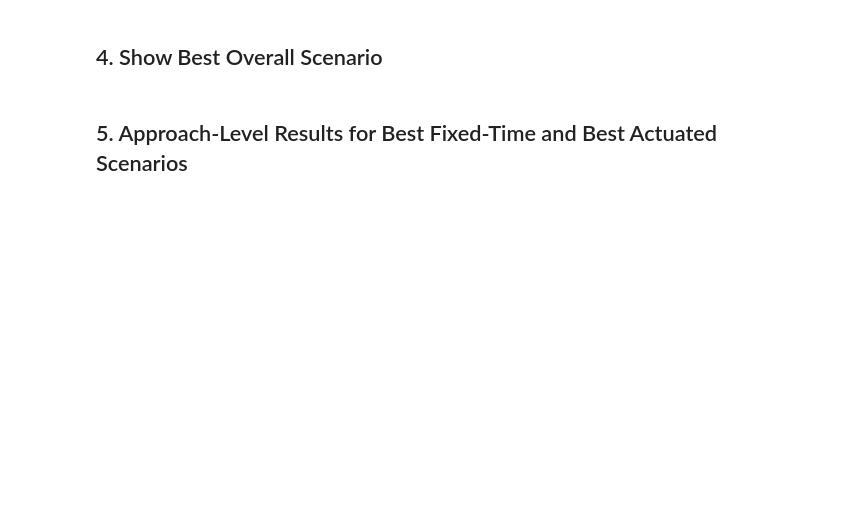
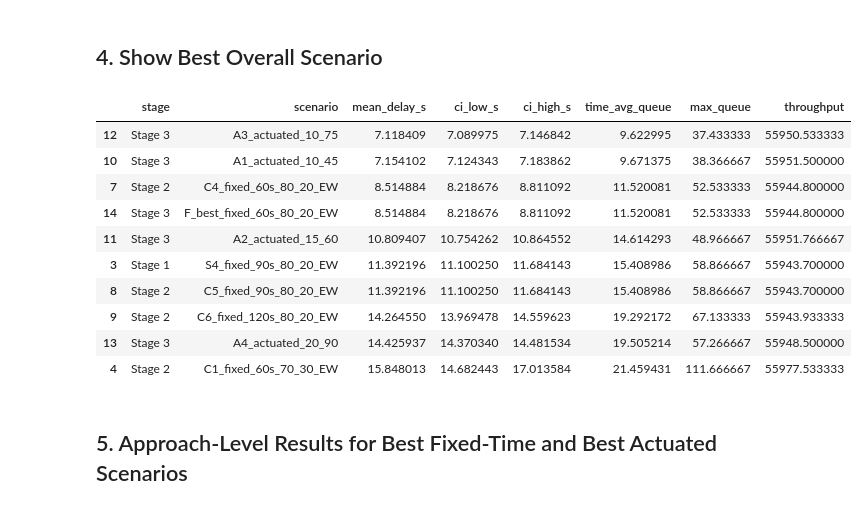
Before and after one commit to Jonaslpjaja/traffic-intersection-simulation, a Jupyter notebook: traffic_intersection_simulation_colab.ipynb, the cells around one changed output. Cells and saved outputs as stored; diff of their text form; code cells hidden in the pictures; blank space fills up the shorter version.

```diff
--- a/traffic_intersection_simulation_colab.ipynb
+++ b/traffic_intersection_simulation_colab.ipynb
@@ -33,16 +56,28 @@ results
 # %%
 display_columns = [
     "stage",
     "scenario",
-    "average_delay_mean",
-    "average_delay_ci_low",
-    "average_delay_ci_high",
-    "time_weighted_average_total_queue_length_mean",
-    "max_total_queue_length_mean",
-    "total_throughput_mean",
+    "mean_delay_s",
+    "ci_low_s",
+    "ci_high_s",
+    "time_avg_queue",
+    "max_queue",
+    "throughput",
 ]
 
-results[display_columns].sort_values("average_delay_mean").head(10)
+results[display_columns].sort_values("mean_delay_s").head(10)
+# %% [output]
+|  | stage | scenario | mean_delay_s | ci_low_s | ci_high_s | time_avg_queue | max_queue | throughput |
+| 12 | Stage 3 | A3_actuated_10_75 | 7.118409 | 7.089975 | 7.146842 | 9.622995 | 37.433333 | 55950.533333 |
+| 10 | Stage 3 | A1_actuated_10_45 | 7.154102 | 7.124343 | 7.183862 | 9.671375 | 38.366667 | 55951.500000 |
+| 7 | Stage 2 | C4_fixed_60s_80_20_EW | 8.514884 | 8.218676 | 8.811092 | 11.520081 | 52.533333 | 55944.800000 |
+| 14 | Stage 3 | F_best_fixed_60s_80_20_EW | 8.514884 | 8.218676 | 8.811092 | 11.520081 | 52.533333 | 55944.800000 |
+| 11 | Stage 3 | A2_actuated_15_60 | 10.809407 | 10.754262 | 10.864552 | 14.614293 | 48.966667 | 55951.766667 |
+| 3 | Stage 1 | S4_fixed_90s_80_20_EW | 11.392196 | 11.100250 | 11.684143 | 15.408986 | 58.866667 | 55943.700000 |
+| 8 | Stage 2 | C5_fixed_90s_80_20_EW | 11.392196 | 11.100250 | 11.684143 | 15.408986 | 58.866667 | 55943.700000 |
+| 9 | Stage 2 | C6_fixed_120s_80_20_EW | 14.264550 | 13.969478 | 14.559623 | 19.292172 | 67.133333 | 55943.933333 |
+| 13 | Stage 3 | A4_actuated_20_90 | 14.425937 | 14.370340 | 14.481534 | 19.505214 | 57.266667 | 55948.500000 |
+| 4 | Stage 2 | C1_fixed_60s_70_30_EW | 15.848013 | 14.682443 | 17.013584 | 21.459431 | 111.666667 | 55977.533333 |
 # %% [markdown]
 ## 5. Approach-Level Results for Best Fixed-Time and Best Actuated Scenarios
 # %%
```
Also changed, not shown: parts of 5 cells of this notebook.
